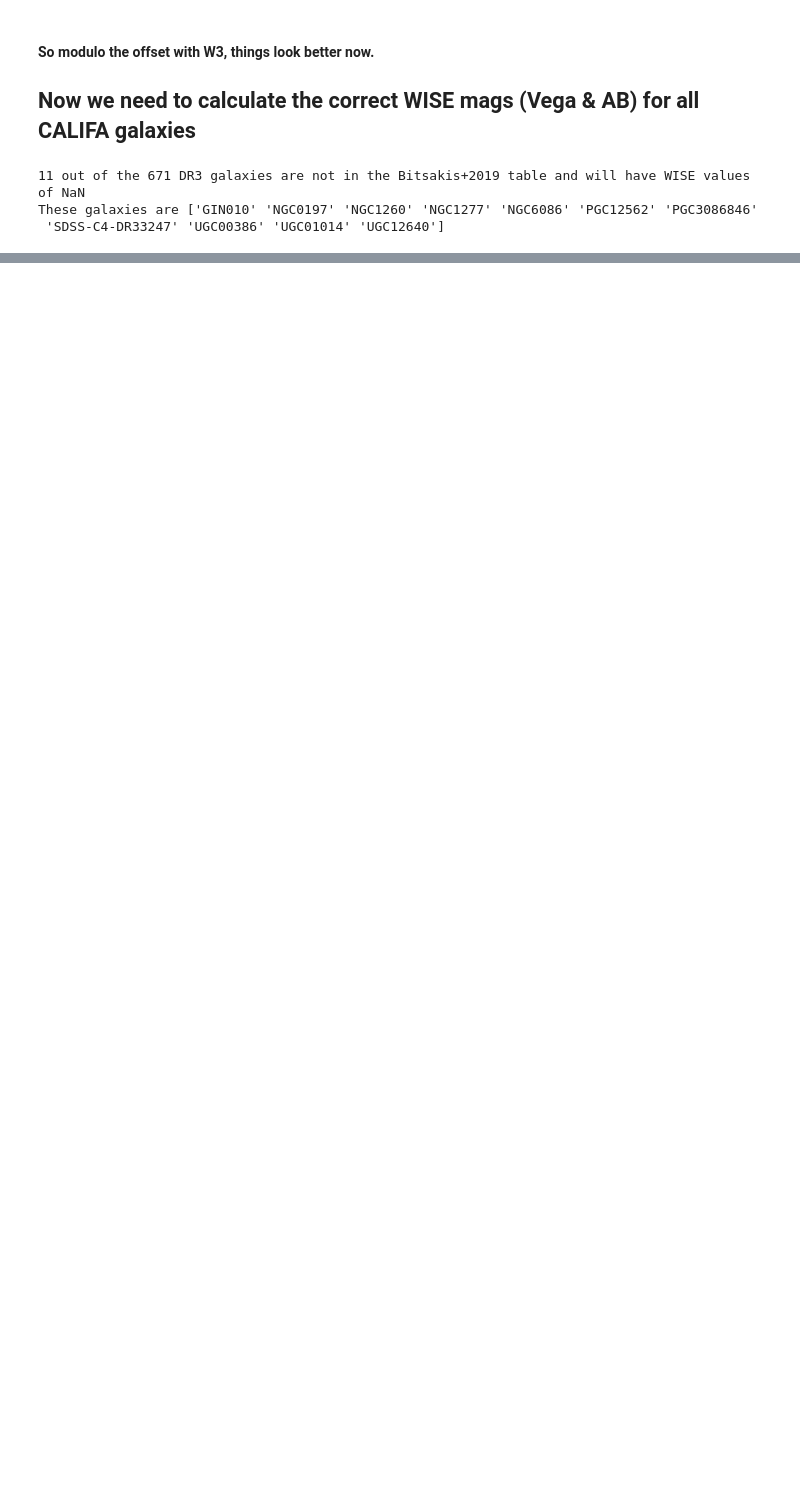
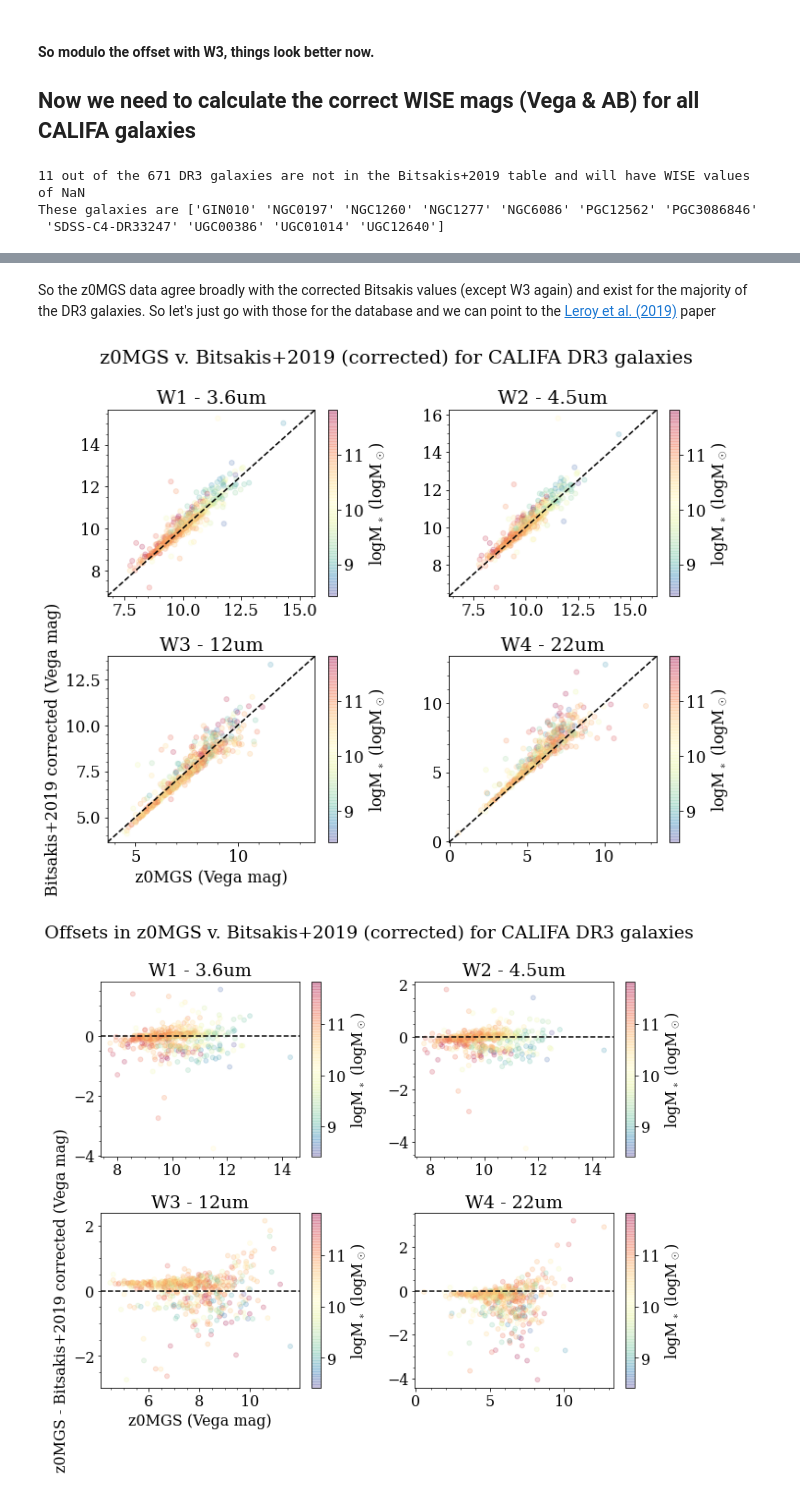
Before and after one commit to rclevy/edge, a Jupyter notebook: WISE_Flux_Check/EDGE Database WISE Flux Check.ipynb, the cells around one changed output, grey strips where cells are left out. Cells and saved outputs as stored; diff of their text form; code cells hidden in the pictures; blank space fills up the shorter version.

```diff
--- a/WISE_Flux_Check/EDGE Database WISE Flux Check.ipynb
+++ b/WISE_Flux_Check/EDGE Database WISE Flux Check.ipynb
@@ -521,0 +665,52 @@ plt.ylim(ylim)
+# %% [markdown]
+So the z0MGS data agree broadly with the corrected Bitsakis values (except W3 again) and exist for the majority of the DR3 galaxies. So let's just go with those for the database and we can point to the [Leroy et al. (2019)](https://ui.adsabs.harvard.edu/abs/2019ApJS..244...24L/abstract) paper
+# %%
+#plot the WISE mags colored by stellar mass (from z0MGS)
+Mstar_z0mgs = califa_z0mgs['logmass'].values[califa_z0mgs_overlap_idx] #logMsun
+#eMstar_z0mgs = califa_z0mgs['elogmass'].values[califa_z0mgs_overlap_idx] #logMsun
+
+fig,axs=plt.subplots(2,2)
+axs = np.ravel(axs)
+fig.set_size_inches(10,8)
+
+titles = ['W1 - 3.6um','W2 - 4.5um','W3 - 12um','W4 - 22um']
+for i in range(len(axs)):
+    sc=axs[i].scatter(z0mgs_califa_W[:,i],CALIFA_DR3_W[:,i],25,Mstar_z0mgs,marker='o',cmap='Spectral_r',alpha=0.2)
+    cb=plt.colorbar(sc,ax=axs[i])
+    cb.set_label('logM$_*$ (logM$_\odot$)')
+    xlim = axs[i].get_xlim()
+    ylim = axs[i].get_ylim()
+    amin = np.min([xlim[0],ylim[0]])
+    amax = np.max([xlim[1],ylim[1]])
+    axs[i].plot([amin,amax],[amin,amax],'k--')
+    axs[i].set_xlim(amin,amax)
+    axs[i].set_ylim(amin,amax)
+    axs[i].set_title(titles[i])
+    axs[i].minorticks_on()
+    if i==2:
+        axs[i].set_ylabel('Bitsakis+2019 corrected (Vega mag)')
+        axs[i].set_xlabel('z0MGS (Vega mag)')
+plt.suptitle('z0MGS v. Bitsakis+2019 (corrected) for CALIFA DR3 galaxies')
+plt.tight_layout()
+
+
+fig,axs=plt.subplots(2,2)
+axs = np.ravel(axs)
+fig.set_size_inches(10,8)
+
+titles = ['W1 - 3.6um','W2 - 4.5um','W3 - 12um','W4 - 22um']
+for i in range(len(axs)):
+    sc=axs[i].scatter(z0mgs_califa_W[:,i],z0mgs_califa_W[:,i]-CALIFA_DR3_W[:,i],25,Mstar_z0mgs,marker='o',cmap='Spectral_r',alpha=0.2)
+    cb=plt.colorbar(sc,ax=axs[i])
+    cb.set_label('logM$_*$ (logM$_\odot$)')
+    axs[i].axhline(0,color='k',linestyle='--')
+    axs[i].set_title(titles[i])
+    axs[i].minorticks_on()
+    if i==2:
+        axs[i].set_ylabel('z0MGS - Bitsakis+2019 corrected (Vega mag)')
+        axs[i].set_xlabel('z0MGS (Vega mag)')
+plt.suptitle('Offsets in z0MGS v. Bitsakis+2019 (corrected) for CALIFA DR3 galaxies')
+plt.tight_layout()
+# %% [output]
+[figure, added]
+[figure, added]
```
Also changed, not shown: parts of 15 cells of this notebook.
